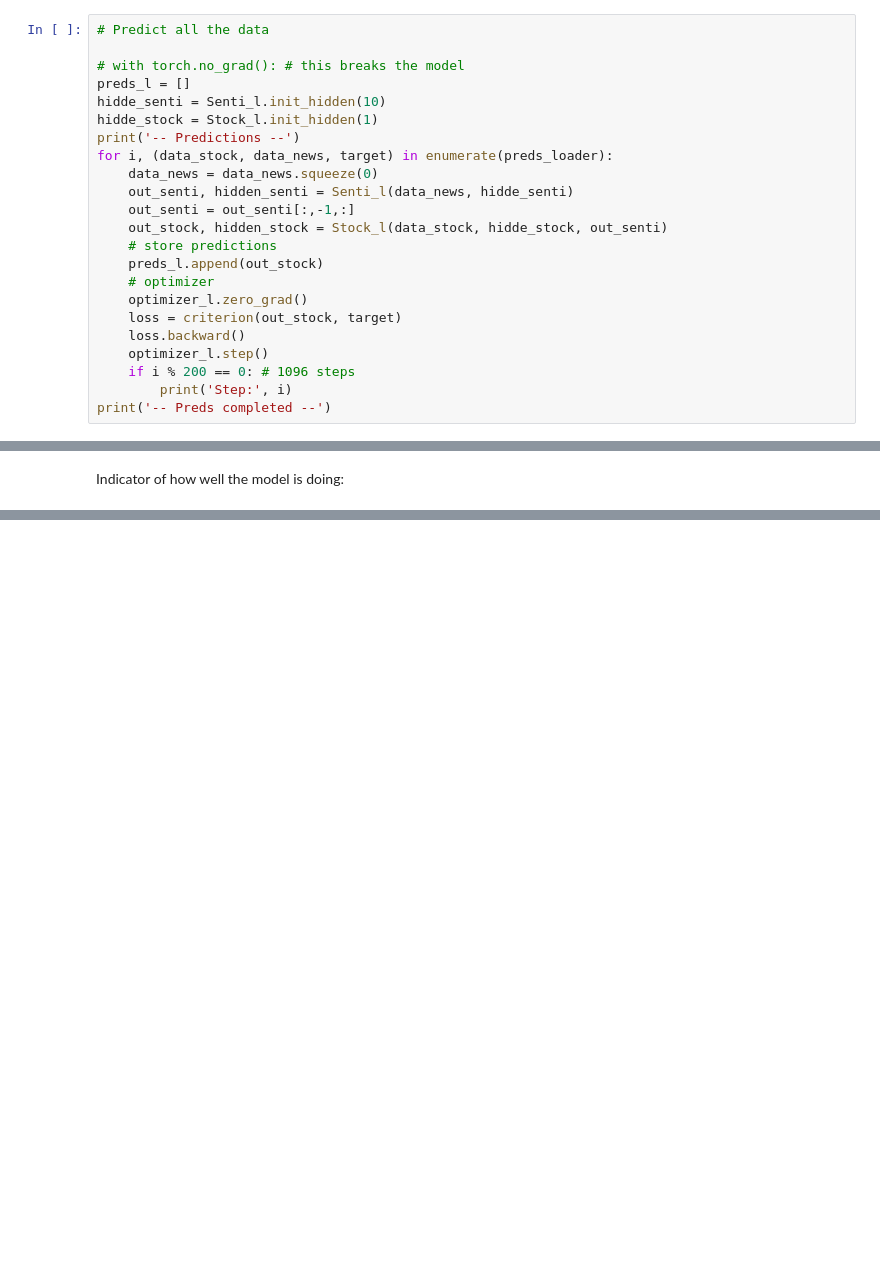
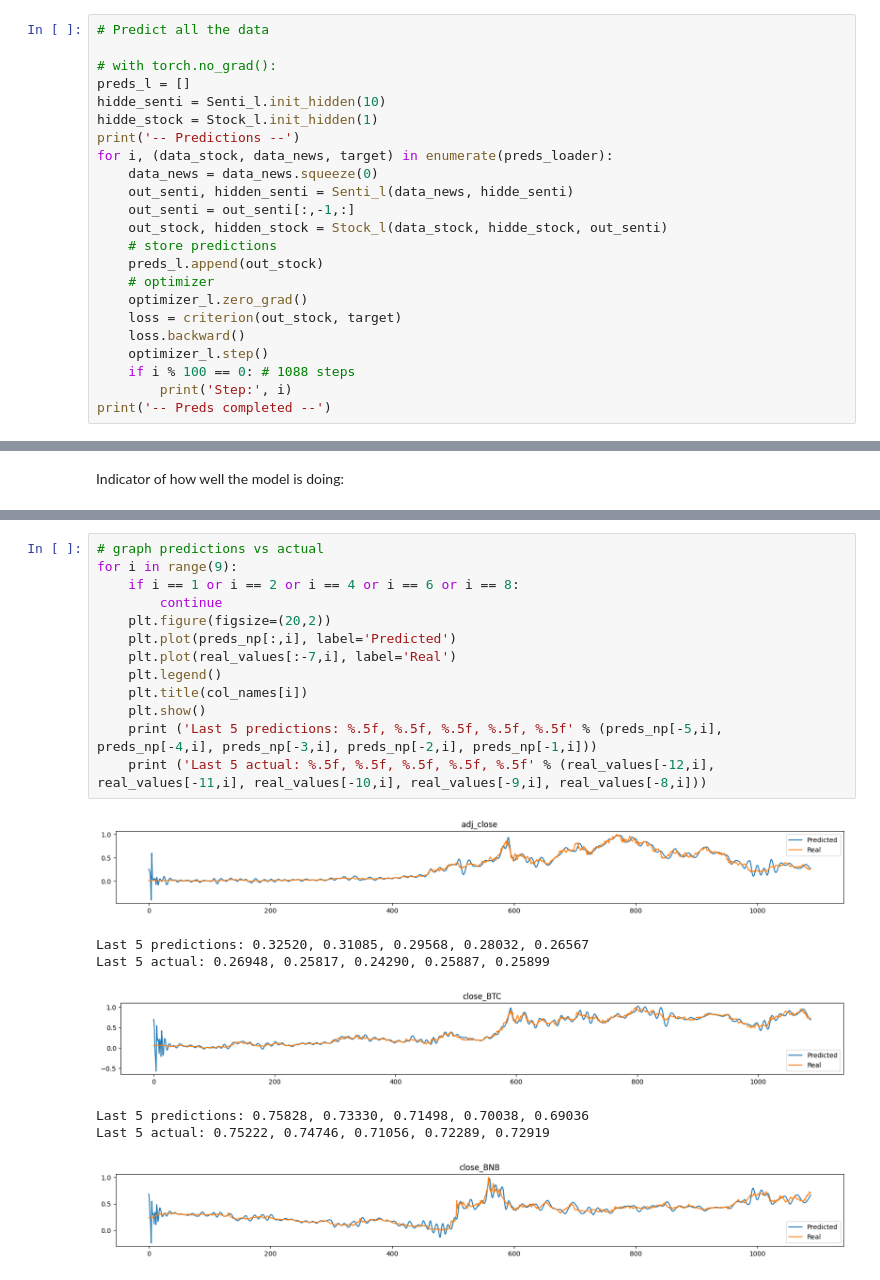
Before and after one commit to CAMAY3101/KALIK, a Jupyter notebook: model/modelo.ipynb, the cells around one changed output, grey strips where cells are left out. Drawn from its saved outputs; the diff is of its cells as text; blank space fills up the shorter version.

```diff
--- a/model/modelo.ipynb
+++ b/model/modelo.ipynb
@@ -347,7 +356,7 @@ StockPredictor(
 # %%
 # Predict all the data
 
-# with torch.no_grad(): # this breaks the model
+# with torch.no_grad():
 preds_l = []
 hidde_senti = Senti_l.init_hidden(10)
 hidde_stock = Stock_l.init_hidden(1)
@@ -364,7 +373,7 @@ for i, (data_stock, data_news, target) in enumerate(preds_loader):
     loss = criterion(out_stock, target)
     loss.backward()
     optimizer_l.step()
-    if i % 200 == 0: # 1096 steps
+    if i % 100 == 0: # 1088 steps
         print('Step:', i)
 print('-- Preds completed --')
 # %% [output]
@@ -516,0 +525,21 @@ Average: 58.73%
+# %%
+# graph predictions vs actual
+for i in range(9):
+    if i == 1 or i == 2 or i == 4 or i == 6 or i == 8:
+        continue
+    plt.figure(figsize=(20,2))
+    plt.plot(preds_np[:,i], label='Predicted')
+    plt.plot(real_values[:-7,i], label='Real')
+    plt.legend()
+    plt.title(col_names[i])
+    plt.show()
+    print ('Last 5 predictions: %.5f, %.5f, %.5f, %.5f, %.5f' % (preds_np[-5,i], preds_np[-4,i], preds_np[-3,i], preds_np[-2,i], preds_np[-1,i]))
+    print ('Last 5 actual: %.5f, %.5f, %.5f, %.5f, %.5f' % (real_values[-12,i], real_values[-11,i], real_values[-10,i], real_values[-9,i], real_values[-8,i]))
+# %% [output]
+[figure, added]
+Last 5 predictions: 0.32520, 0.31085, 0.29568, 0.28032, 0.26567
+Last 5 actual: 0.26948, 0.25817, 0.24290, 0.25887, 0.25899
+[figure, added]
+Last 5 predictions: 0.75828, 0.73330, 0.71498, 0.70038, 0.69036
+Last 5 actual: 0.75222, 0.74746, 0.71056, 0.72289, 0.72919
+[figure, added]
```
Also changed, not shown: parts of 21 cells of this notebook, 22 other files.
